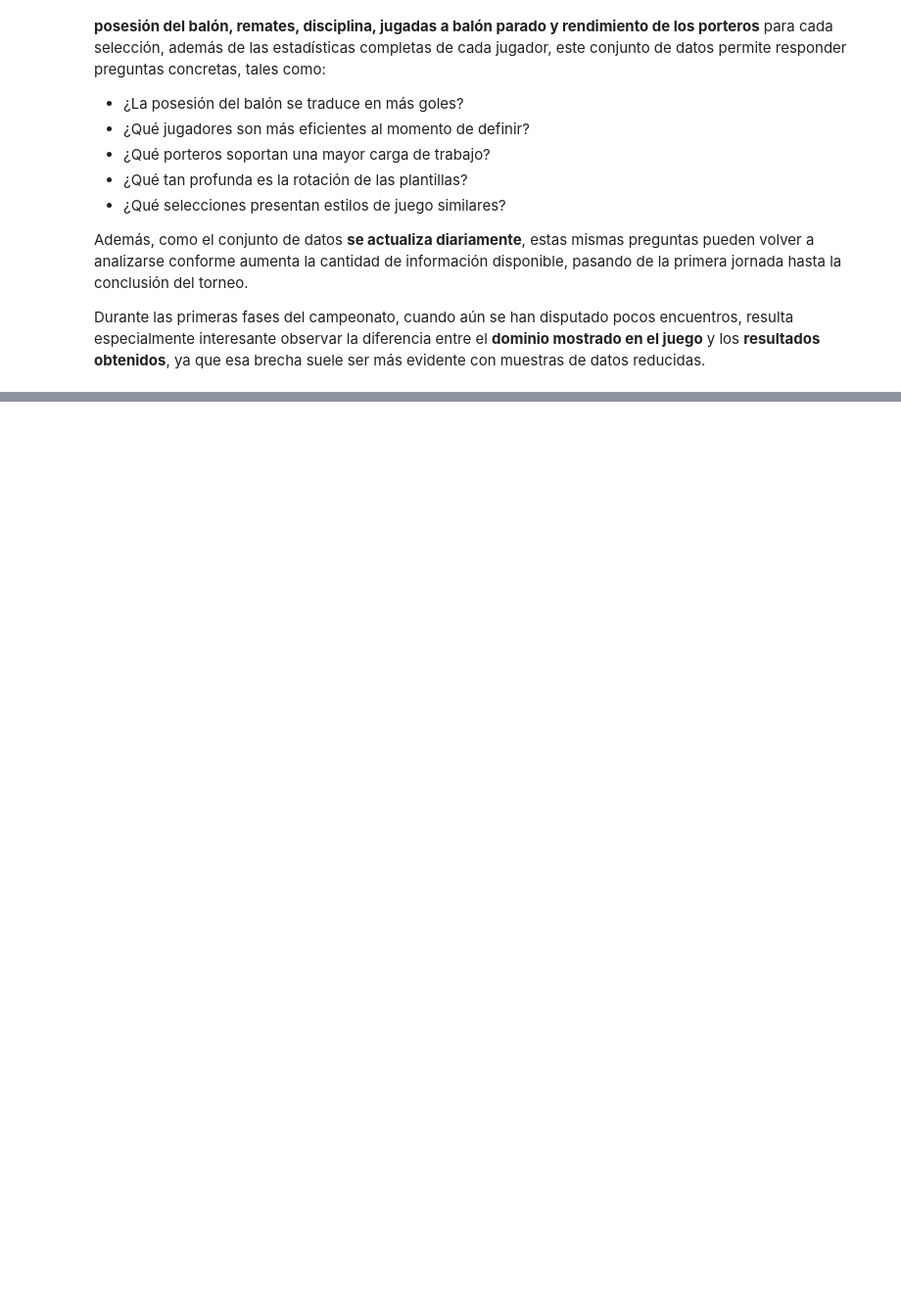
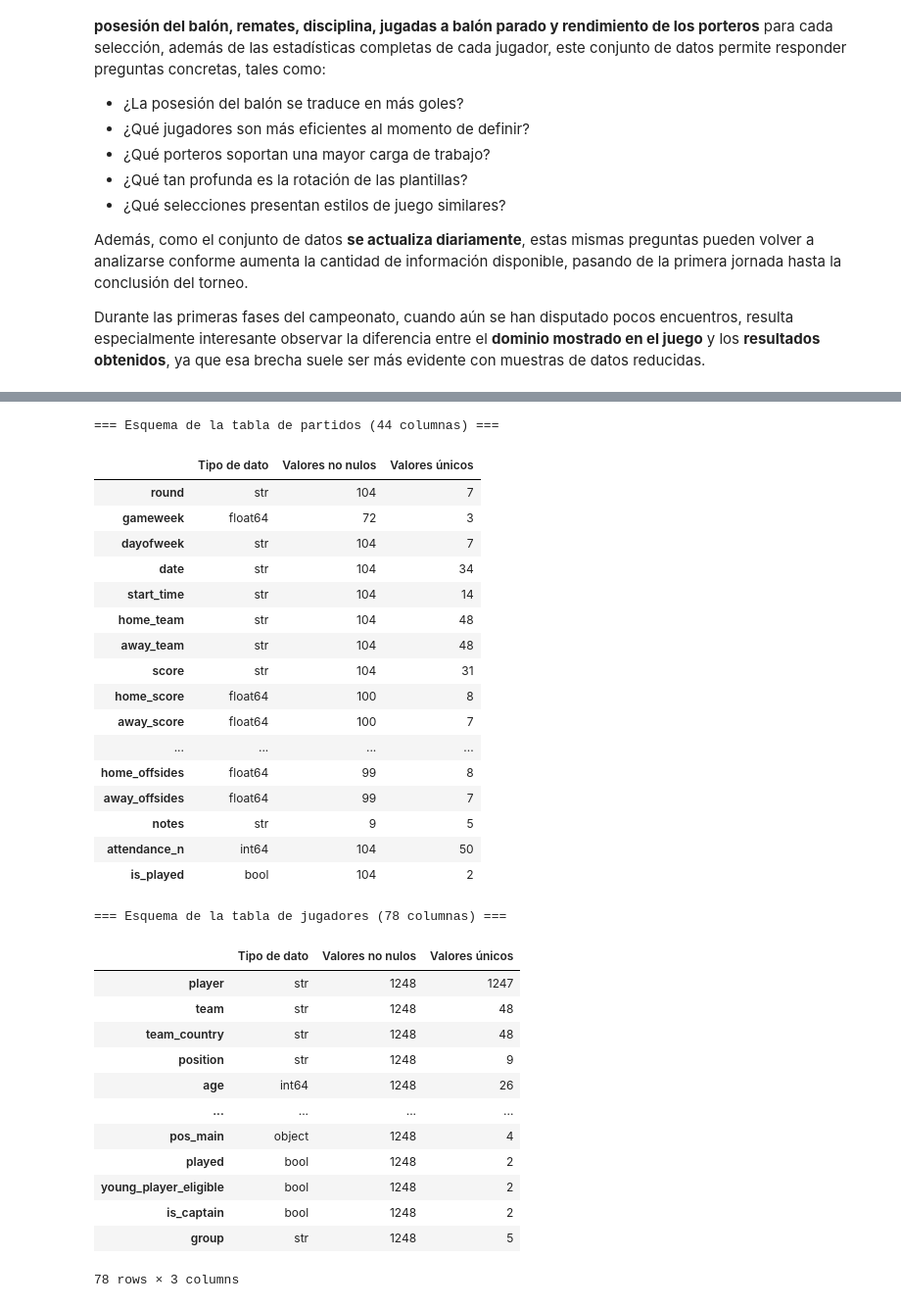
Before and after one commit to el-yisus-dev/KDBE_9B_IDGS_PRACTICES_220076, a Jupyter notebook: World_Cup_EDA_220076.ipynb, the cells around one changed output, grey strips where cells are left out. Shown at 98% size. Cells and saved outputs as stored; diff of their text form; code cells hidden in the pictures; blank space fills up the shorter version.

```diff
--- a/World_Cup_EDA_220076.ipynb
+++ b/World_Cup_EDA_220076.ipynb
@@ -218,0 +429,77 @@ print("rounds so far:", ", ".join(ROUNDS) if ROUNDS else "none")
+# %%
+def tabla_esquema(df):
+    return pd.DataFrame({
+        "Tipo de dato": df.dtypes.astype(str),
+        "Valores no nulos": df.notna().sum(),
+        "Valores únicos": df.nunique(dropna=True),
+    })
+
+print(f"=== Esquema de la tabla de partidos ({matches.shape[1]} columnas) ===")
+display(tabla_esquema(matches))
+
+print(f"=== Esquema de la tabla de jugadores ({players.shape[1]} columnas) ===")
+display(tabla_esquema(players))
+
+# La tabla de selecciones es la más amplia, por lo que se divide en bloques
+tcols = list(teams.columns)
+
+against = [c for c in tcols if c.endswith("_against")]
+gk = [c for c in tcols if c.startswith("gk_") and c not in against]
+base = [c for c in tcols if c not in against and c not in gk]
+
+teams_schema = tabla_esquema(teams)
+
+teams_schema["Bloque"] = np.where(
+    teams_schema.index.isin(against),
+    "Estadísticas del rival",
+    np.where(
+        teams_schema.index.isin(gk),
+        "Portería",
+        "Estadísticas de la selección"
+    )
+)
+
+print(f"=== Esquema de la tabla de selecciones ({teams.shape[1]} columnas) ===")
+
+print("Tamaño de cada bloque:")
+print(teams_schema["Bloque"].value_counts().to_dict())
+
+print("--- Bloque: Estadísticas de la selección ---")
+display(
+    teams_schema[
+        teams_schema["Bloque"] == "Estadísticas de la selección"
+    ].drop(columns="Bloque")
+)
+# %% [output]
+=== Esquema de la tabla de partidos (44 columnas) ===
+|  | Tipo de dato | Valores no nulos | Valores únicos |
+| round | str | 104 | 7 |
+| gameweek | float64 | 72 | 3 |
+| dayofweek | str | 104 | 7 |
+| date | str | 104 | 34 |
+| start_time | str | 104 | 14 |
+| home_team | str | 104 | 48 |
+| away_team | str | 104 | 48 |
+| score | str | 104 | 31 |
+| home_score | float64 | 100 | 8 |
+| away_score | float64 | 100 | 7 |
+| ... | ... | ... | ... |
+| home_offsides | float64 | 99 | 8 |
+| away_offsides | float64 | 99 | 7 |
+| notes | str | 9 | 5 |
+| attendance_n | int64 | 104 | 50 |
+| is_played | bool | 104 | 2 |
+=== Esquema de la tabla de jugadores (78 columnas) ===
+|  | Tipo de dato | Valores no nulos | Valores únicos |
+| player | str | 1248 | 1247 |
+| team | str | 1248 | 48 |
+| team_country | str | 1248 | 48 |
+| position | str | 1248 | 9 |
+| age | int64 | 1248 | 26 |
+| ... | ... | ... | ... |
+| pos_main | object | 1248 | 4 |
+| played | bool | 1248 | 2 |
+| young_player_eligible | bool | 1248 | 2 |
+| is_captain | bool | 1248 | 2 |
+| group | str | 1248 | 5 |
+78 rows × 3 columns
```
Also changed, not shown: parts of 35 cells of this notebook, 3 other files.
